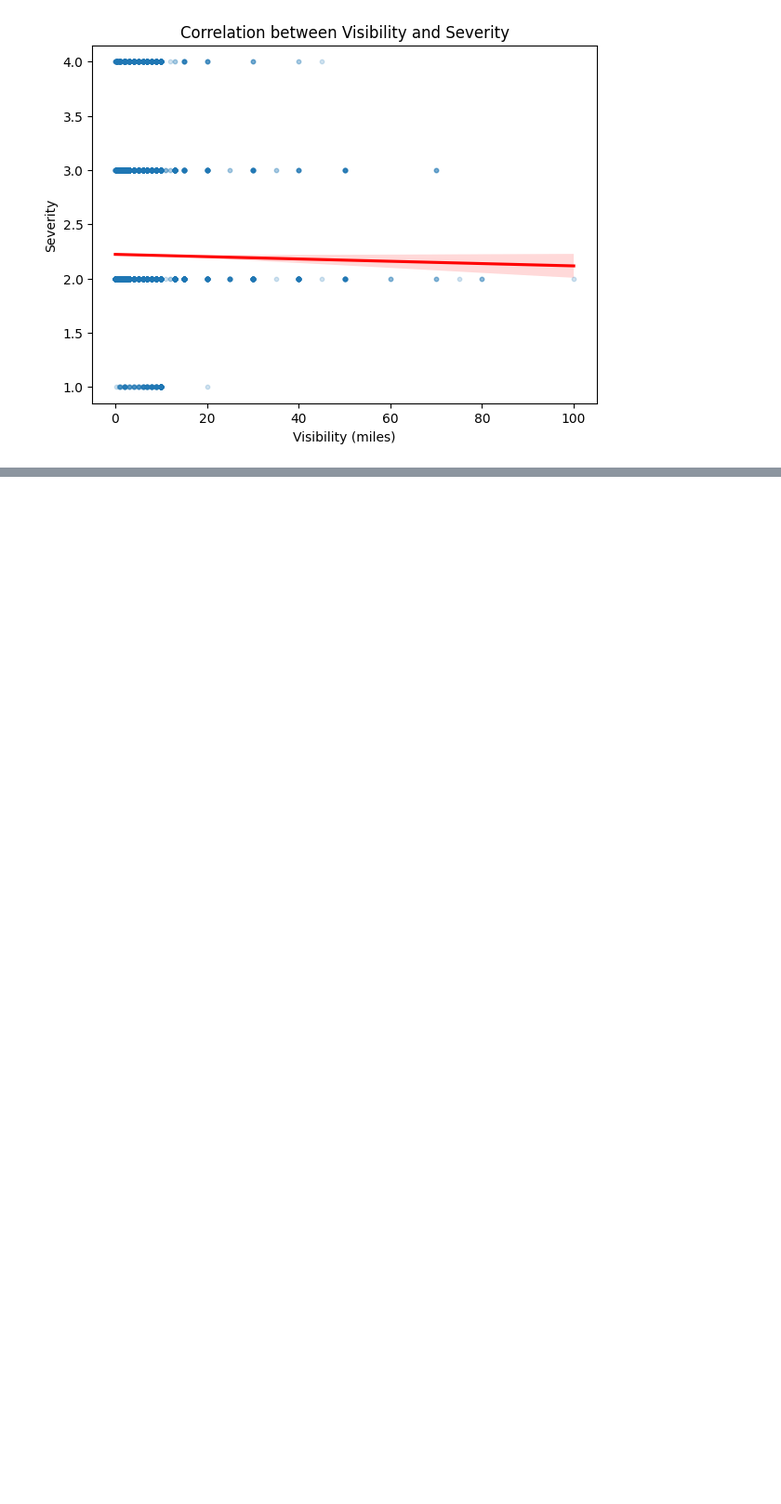
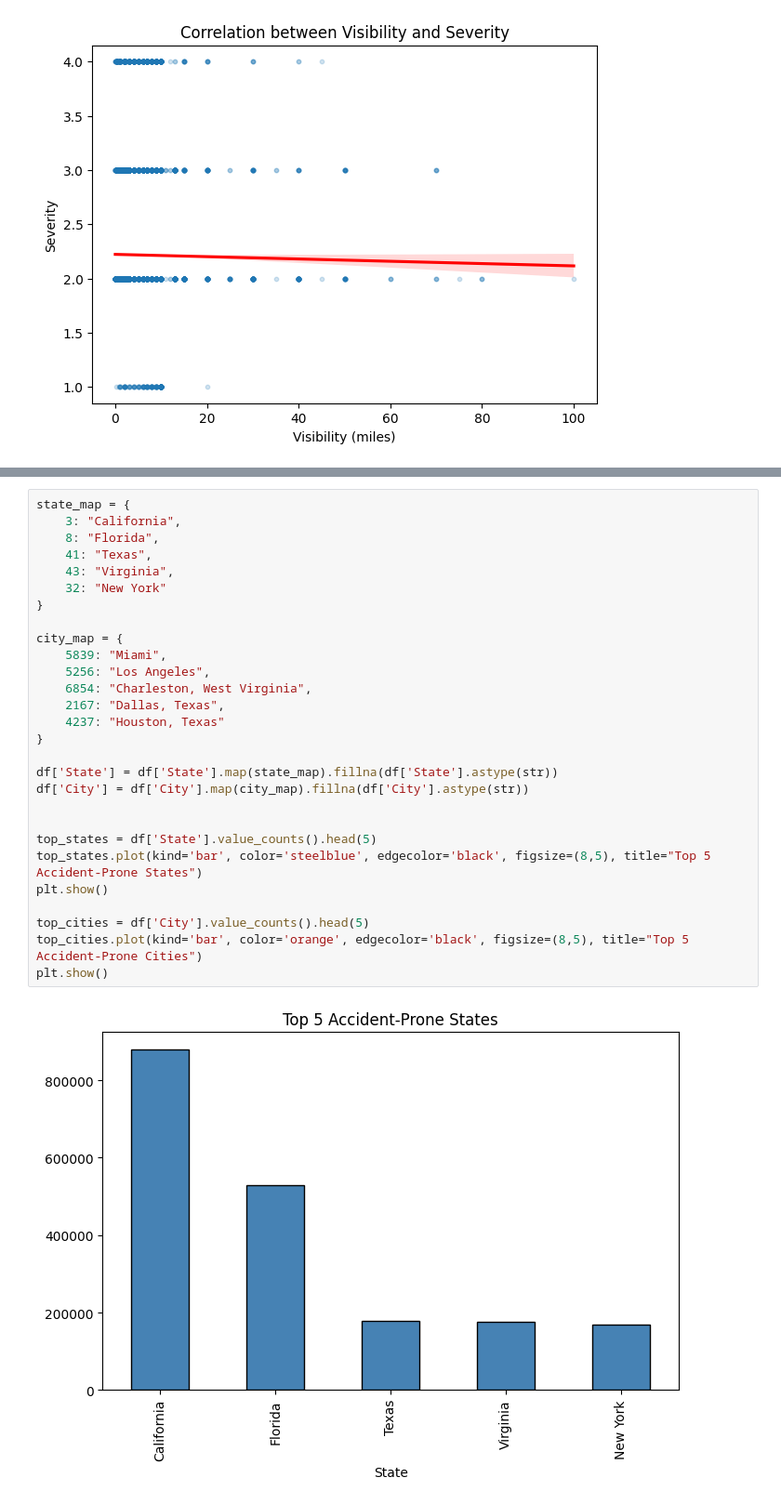
Before and after one commit to AkashSinghfeb21/RoadAccidentAnalysis, a Jupyter notebook: demo2.ipynb, the cells around one changed output, grey strips where cells are left out. Shown at 93% size. Saved outputs shown, nothing was run; the diff lists cells and outputs as text; blank space fills up the shorter version.

```diff
--- a/demo2.ipynb
+++ b/demo2.ipynb
@@ -718,0 +977,30 @@ Passing `palette` without assigning `hue` is deprecated and will be removed in v
+# %%
+state_map = {
+    3: "California",
+    8: "Florida",
+    41: "Texas",
+    43: "Virginia",
+    32: "New York"
+}
+
+city_map = {
+    5839: "Miami",
+    5256: "Los Angeles",
+    6854: "Charleston, West Virginia",
+    2167: "Dallas, Texas",
+    4237: "Houston, Texas"
+}
+
+df['State'] = df['State'].map(state_map).fillna(df['State'].astype(str))
+df['City'] = df['City'].map(city_map).fillna(df['City'].astype(str))
+
+
+top_states = df['State'].value_counts().head(5)
+top_states.plot(kind='bar', color='steelblue', edgecolor='black', figsize=(8,5), title="Top 5 Accident-Prone States")
+plt.show()
+
+top_cities = df['City'].value_counts().head(5)
+top_cities.plot(kind='bar', color='orange', edgecolor='black', figsize=(8,5), title="Top 5 Accident-Prone Cities")
+plt.show()
+# %% [output]
+[figure, added]
```
Also changed, not shown: parts of 32 cells of this notebook.
